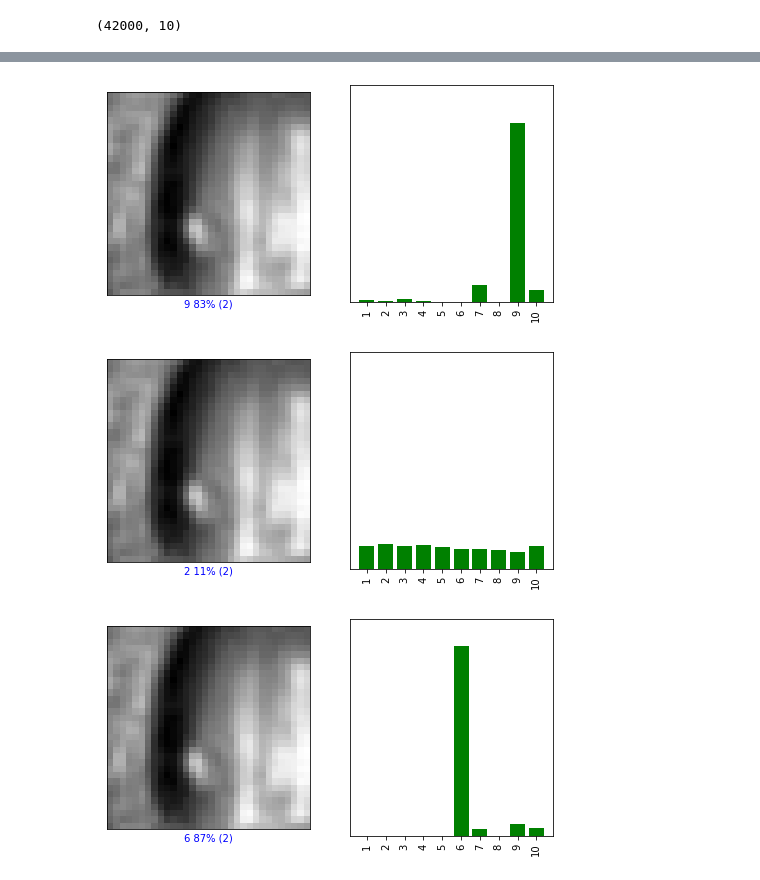
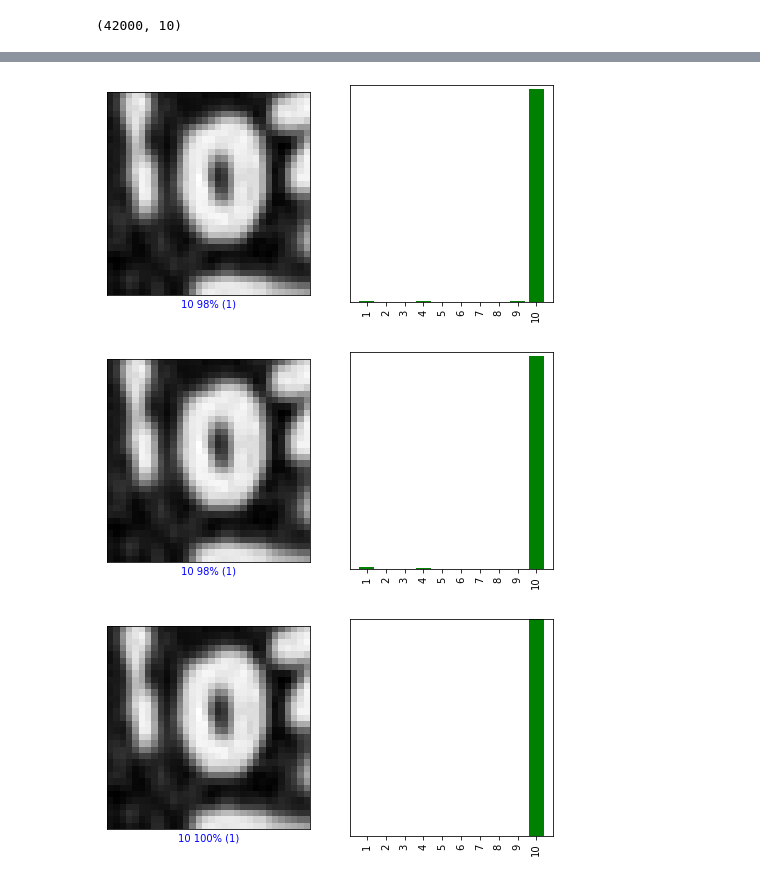
Before and after one commit to GreatLearningAIML1/pune-july19-batch-pathak22ankur, a Jupyter notebook: INNDL_R6_Project2.ipynb, the cells around one changed output, grey strips where cells are left out. Saved outputs shown, nothing was run; the diff lists cells and outputs as text; code cells hidden in the pictures.

```diff
--- a/INNDL_R6_Project2.ipynb
+++ b/INNDL_R6_Project2.ipynb
@@ -297,0 +290,17 @@ Epoch 10/10
+# %%
+#Dense layer
+model4.add(tf.keras.layers.Dense(128, activation='relu'))
+
+#Add another dropout layer
+model4.add(tf.keras.layers.Dropout(0.25))
+
+#Output layer
+model4.add(tf.keras.layers.Dense(10, activation='softmax'))
+# %%
+model4.compile(optimizer=tf.keras.optimizers.SGD(lr=0.01, momentum=0.9, nesterov=True),
+              loss='categorical_crossentropy', metrics=['accuracy'])
+# %%
+model4.fit(X_train,y_train_cat,
+          validation_data=(X_val,y_val_cat),
+          epochs=10,
+          batch_size=64)
@@ -343,7 +376,7 @@ def plot_value_array1(i, predictions_array, true_label):
   predicted_label = np.argmax(predictions_array)
 # %%
 #Replace value of i with other index to check other product
-i = 10
+i = 5
 plt.figure(figsize=(8,4))
 plt.subplot(1,2,1)
 plot_image1(i, predictions1[i], y_train, X_train)
@@ -351,7 +384,7 @@ plt.subplot(1,2,2)
 plot_value_array1(i, predictions1[i],  y_train)
 plt.show()
 # %% [output]
-[figure, old version]
+[figure, new version]
 # %%
 predictions2 = model2.predict(X_test)
 
@@ -380,7 +413,7 @@ def plot_value_array2(i, predictions_array, true_label):
   predicted_label = np.argmax(predictions_array)
 # %%
 #Replace value of i with other index to check other product
-i = 10
+i = 5
 plt.figure(figsize=(8,4))
 plt.subplot(1,2,1)
 plot_image2(i, predictions2[i], y_train, X_train)
@@ -388,7 +421,7 @@ plt.subplot(1,2,2)
 plot_value_array2(i, predictions2[i],  y_train)
 plt.show()
 # %% [output]
-[figure, old version]
+[figure, new version]
 # %%
 predictions3 = model3.predict(X_test)
 
@@ -417,12 +450,12 @@ def plot_value_array3(i, predictions_array, true_label):
   predicted_label = np.argmax(predictions_array)
 # %%
 #Replace value of i with other index to check other product
-i = 10
+i = 5
 plt.figure(figsize=(8,4))
 plt.subplot(1,2,1)
 plot_image3(i, predictions3[i], y_train, X_train)
 plt.subplot(1,2,2)
 plot_value_array3(i, predictions3[i],  y_train)
 plt.show()
 # %% [output]
-[figure, old version]
+[figure, new version]
```
Also changed, not shown: parts of 31 cells of this notebook.
